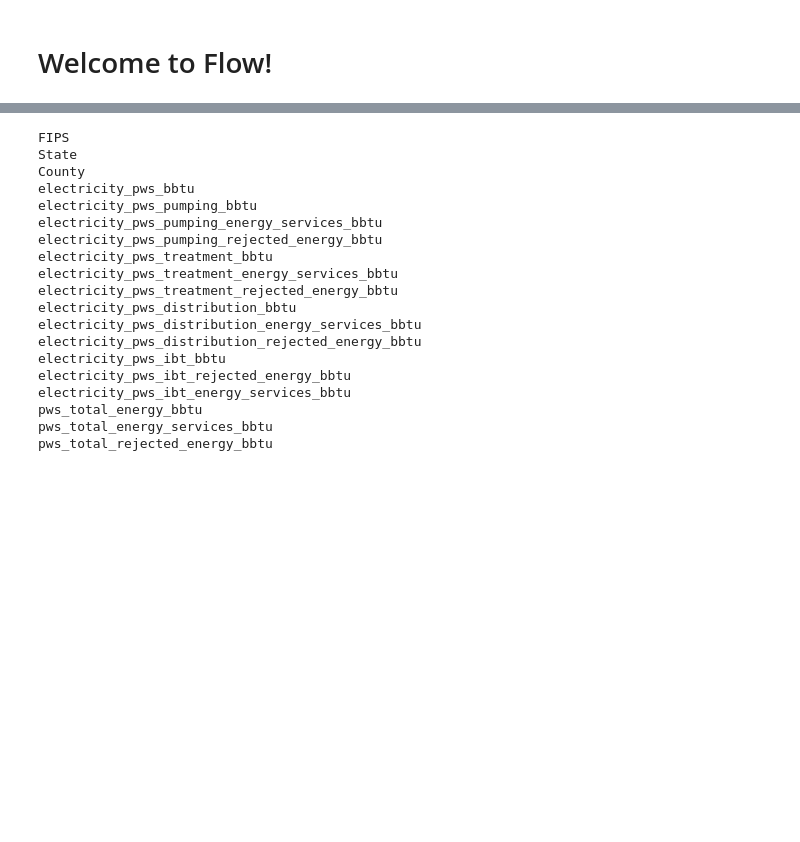
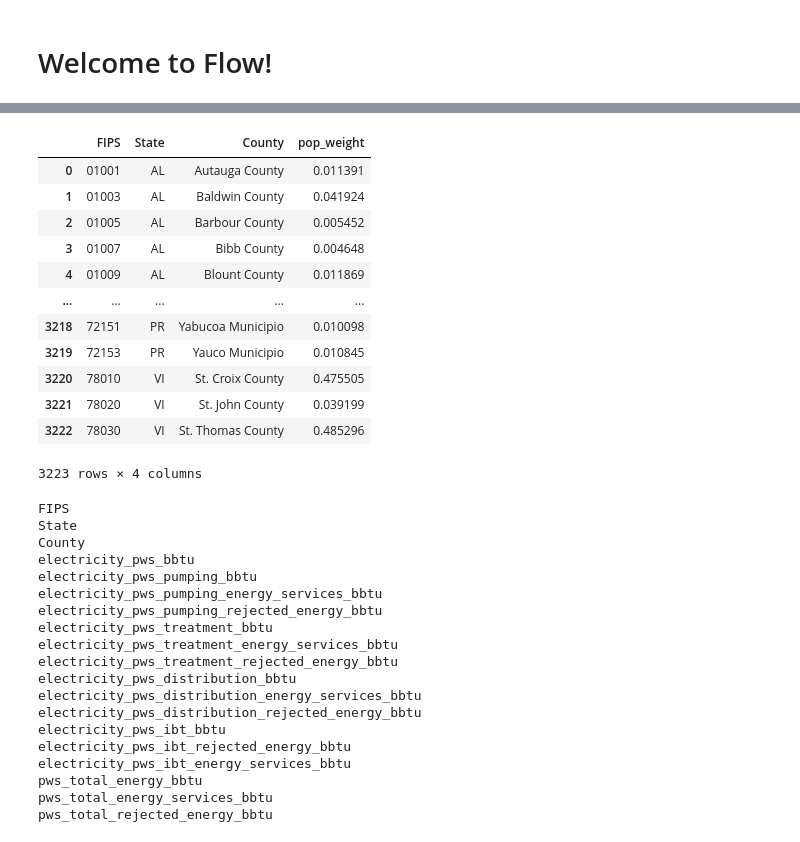
Before and after one commit to pnnl/interflow, a Jupyter notebook: flow_notebook.ipynb, the cells around one changed output, grey strips where cells are left out. Saved outputs shown, nothing was run; the diff lists cells and outputs as text; code cells hidden in the pictures; blank space fills up the shorter version.

```diff
--- a/flow_notebook.ipynb
+++ b/flow_notebook.ipynb
@@ -45,0 +46,22 @@ df
+# %%
+df_state = flow.prep_water_use_2015(variables=["FIPS", "State", "County", "population"])
+df_state_sum = df_state.groupby("State", as_index=False).sum()
+df_state_sum = df_state_sum.rename(columns={"population": "state_pop_sum"})
+df_state = pd.merge(df_state, df_state_sum, how='left', on='State')
+df_state['pop_weight'] = df_state['population'] / df_state['state_pop_sum']
+df_state = df_state[['FIPS', 'State', 'County', 'pop_weight']]
+df_state
+# %% [output]
+|  | FIPS | State | County | pop_weight |
+| 0 | 01001 | AL | Autauga County | 0.011391 |
+| 1 | 01003 | AL | Baldwin County | 0.041924 |
+| 2 | 01005 | AL | Barbour County | 0.005452 |
+| 3 | 01007 | AL | Bibb County | 0.004648 |
+| 4 | 01009 | AL | Blount County | 0.011869 |
+| ... | ... | ... | ... | ... |
+| 3218 | 72151 | PR | Yabucoa Municipio | 0.010098 |
+| 3219 | 72153 | PR | Yauco Municipio | 0.010845 |
+| 3220 | 78010 | VI | St. Croix County | 0.475505 |
+| 3221 | 78020 | VI | St. John County | 0.039199 |
+| 3222 | 78030 | VI | St. Thomas County | 0.485296 |
+3223 rows × 4 columns
```
Also changed, not shown: parts of 7 cells of this notebook, 2 other files.
